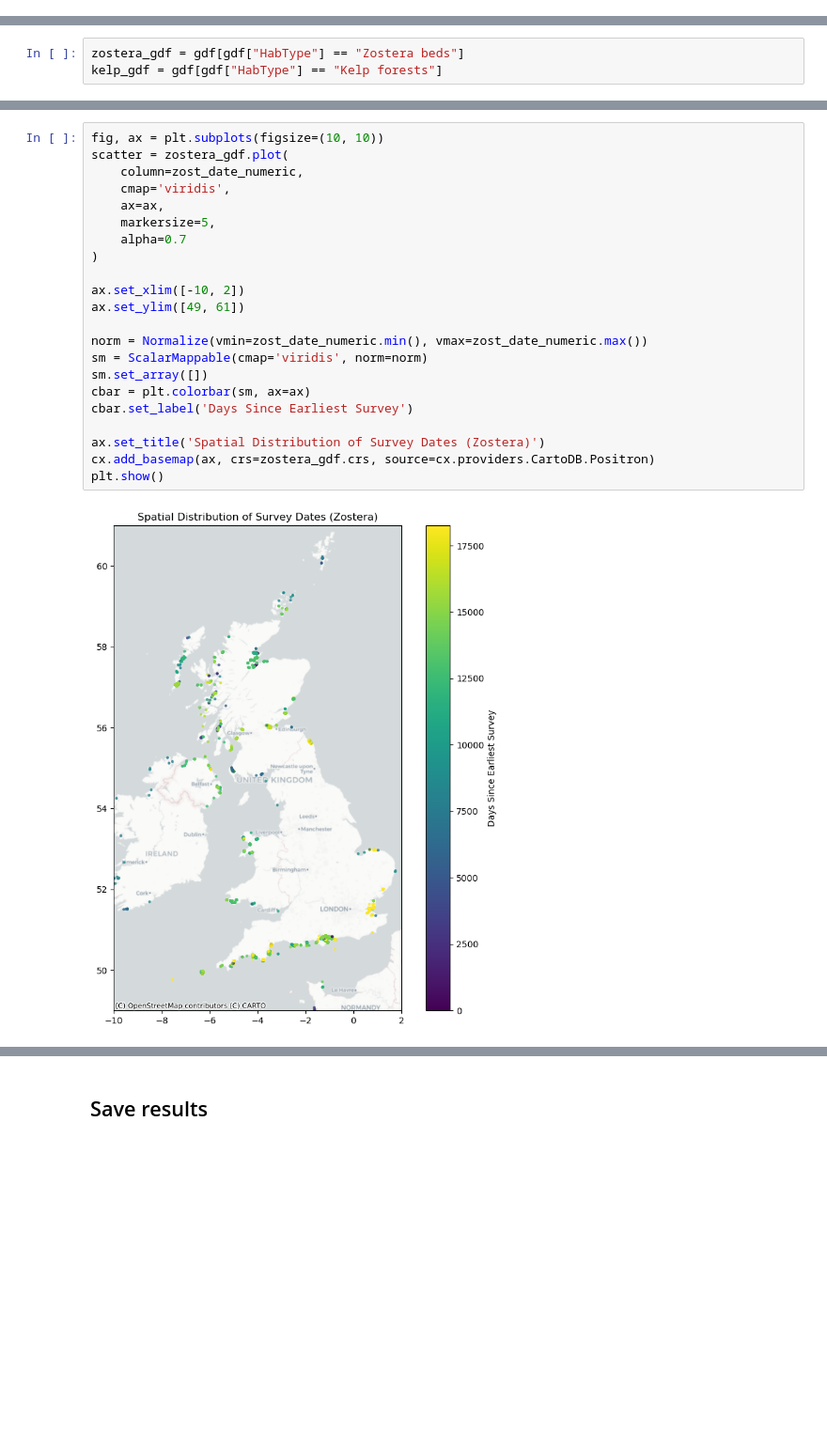
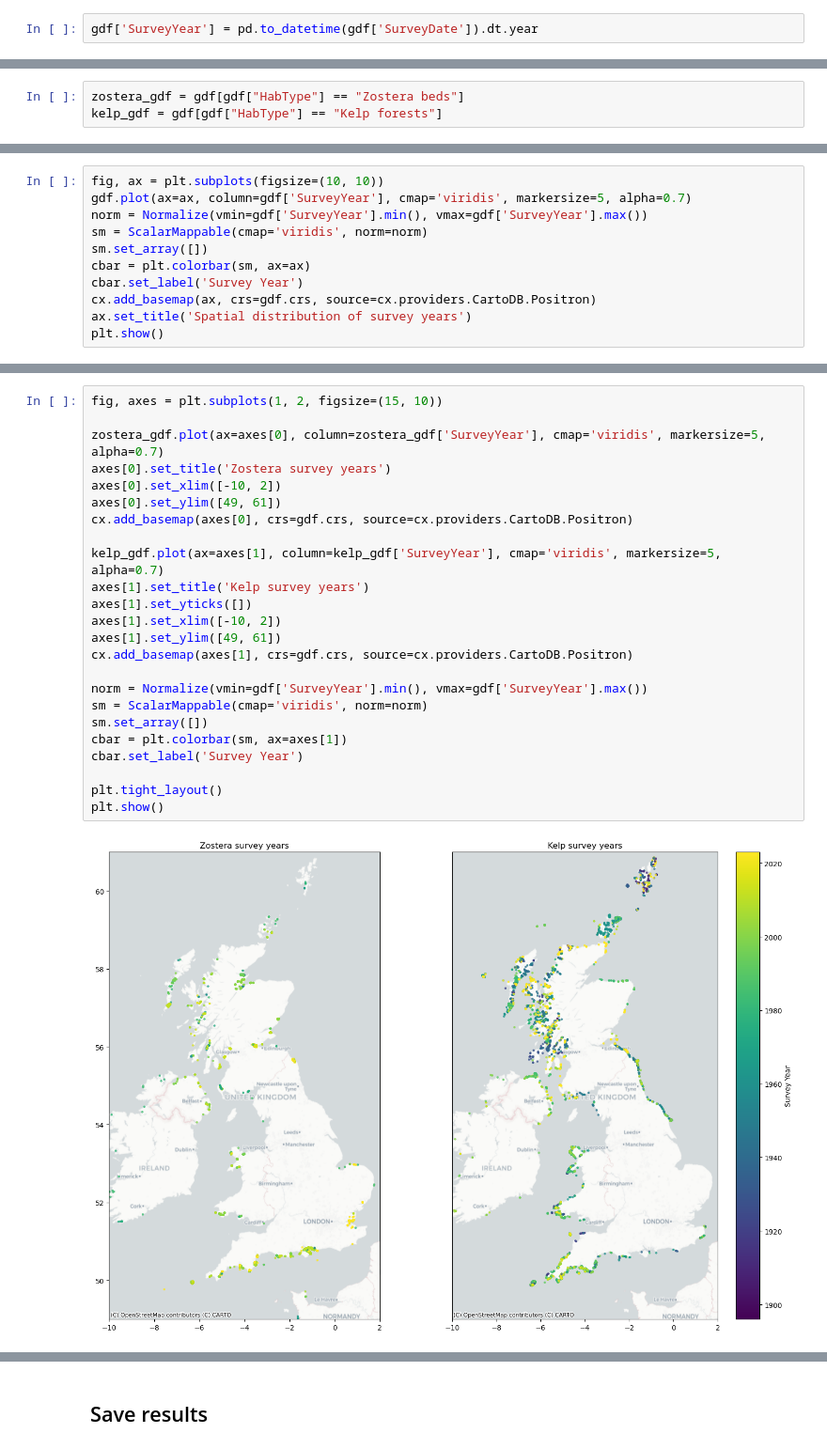
Before and after one commit to olley102/MarineHabitatMapping, a Jupyter notebook: notebooks/1_SurveyDateAnalysis.ipynb, the cells around one changed output, grey strips where cells are left out. Shown at 94% size. Saved outputs shown, nothing was run; the diff lists cells and outputs as text; blank space fills up the shorter version.

```diff
--- a/notebooks/1_SurveyDateAnalysis.ipynb
+++ b/notebooks/1_SurveyDateAnalysis.ipynb
@@ -162,3 +160,5 @@ gdf[gdf['SurveyDate'] > now]
 Assume the above is a typo and should be 2004, not 2040.
 # %%
 gdf.loc[136867, 'SurveyDate'] = '2004-03-25'
+# %%
+gdf['SurveyYear'] = pd.to_datetime(gdf['SurveyDate']).dt.year
@@ -236,0 +210,11 @@ kelp_date_numeric = (kelp_gdf['SurveyDate'] - kelp_gdf['SurveyDate'].min()).dt.d
+# %%
+fig, ax = plt.subplots(figsize=(10, 10))
+gdf.plot(ax=ax, column=gdf['SurveyYear'], cmap='viridis', markersize=5, alpha=0.7)
+norm = Normalize(vmin=gdf['SurveyYear'].min(), vmax=gdf['SurveyYear'].max())
+sm = ScalarMappable(cmap='viridis', norm=norm)
+sm.set_array([])
+cbar = plt.colorbar(sm, ax=ax)
+cbar.set_label('Survey Year')
+cx.add_basemap(ax, crs=gdf.crs, source=cx.providers.CartoDB.Positron)
+ax.set_title('Spatial distribution of survey years')
+plt.show()
@@ -237,24 +223,26 @@ kelp_date_numeric = (kelp_gdf['SurveyDate'] - kelp_gdf['SurveyDate'].min()).dt.d
 # %%
-fig, ax = plt.subplots(figsize=(10, 10))
-scatter = zostera_gdf.plot(
-    column=zost_date_numeric,
-    cmap='viridis',
-    ax=ax,
-    markersize=5,
-    alpha=0.7
-)
+fig, axes = plt.subplots(1, 2, figsize=(15, 10))
 
-ax.set_xlim([-10, 2])
-ax.set_ylim([49, 61])
+zostera_gdf.plot(ax=axes[0], column=zostera_gdf['SurveyYear'], cmap='viridis', markersize=5, alpha=0.7)
+axes[0].set_title('Zostera survey years')
+axes[0].set_xlim([-10, 2])
+axes[0].set_ylim([49, 61])
+cx.add_basemap(axes[0], crs=gdf.crs, source=cx.providers.CartoDB.Positron)
 
-norm = Normalize(vmin=zost_date_numeric.min(), vmax=zost_date_numeric.max())
+kelp_gdf.plot(ax=axes[1], column=kelp_gdf['SurveyYear'], cmap='viridis', markersize=5, alpha=0.7)
+axes[1].set_title('Kelp survey years')
+axes[1].set_yticks([])
+axes[1].set_xlim([-10, 2])
+axes[1].set_ylim([49, 61])
+cx.add_basemap(axes[1], crs=gdf.crs, source=cx.providers.CartoDB.Positron)
+
+norm = Normalize(vmin=gdf['SurveyYear'].min(), vmax=gdf['SurveyYear'].max())
 sm = ScalarMappable(cmap='viridis', norm=norm)
 sm.set_array([])
-cbar = plt.colorbar(sm, ax=ax)
-cbar.set_label('Days Since Earliest Survey')
+cbar = plt.colorbar(sm, ax=axes[1])
+cbar.set_label('Survey Year')
 
-ax.set_title('Spatial Distribution of Survey Dates (Zostera)')
-cx.add_basemap(ax, crs=zostera_gdf.crs, source=cx.providers.CartoDB.Positron)
+plt.tight_layout()
 plt.show()
 # %% [output]
-[figure, old version]
+[figure, new version]
```
Also changed, not shown: parts of 13 cells of this notebook, 8 other files.
